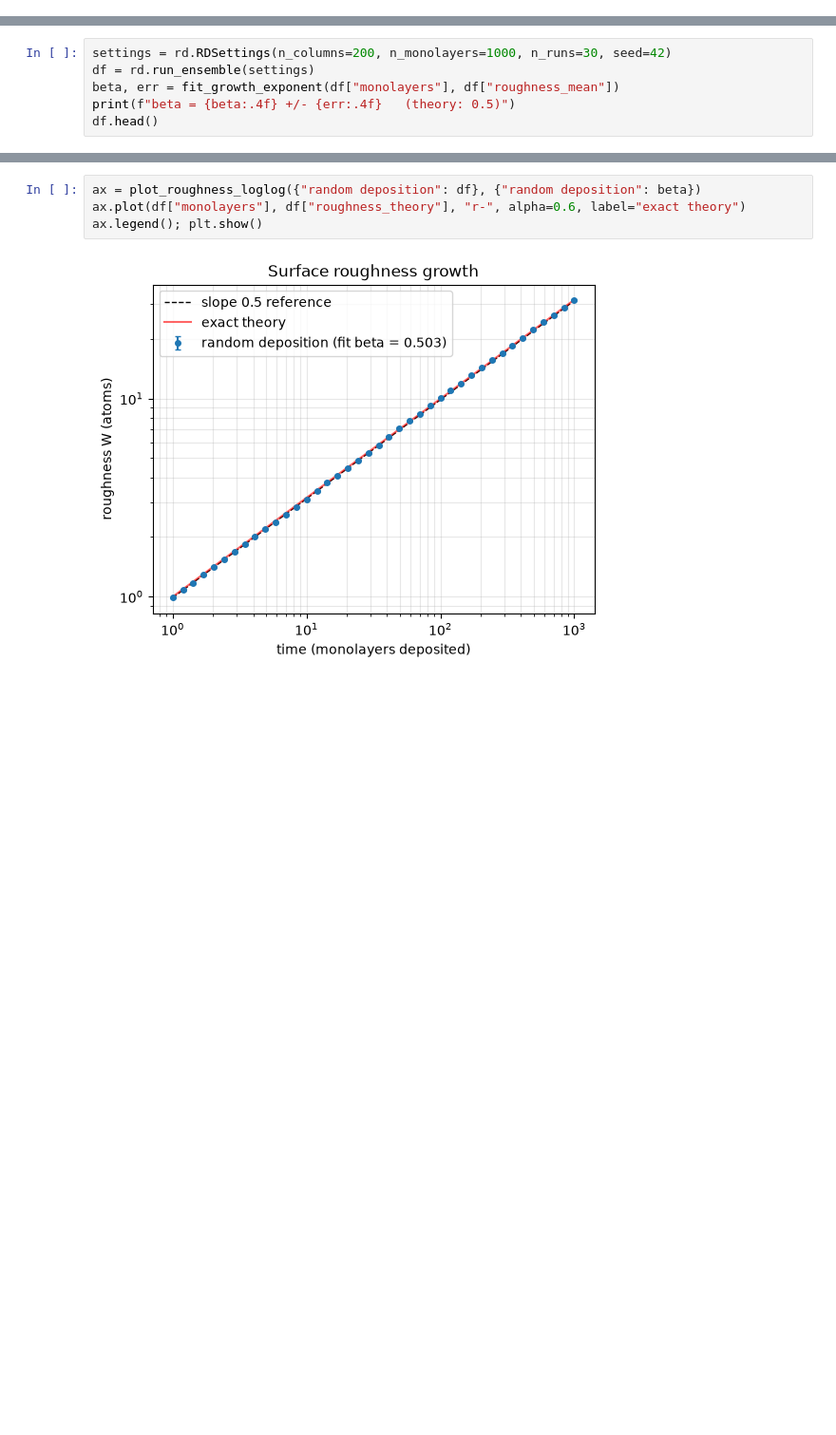
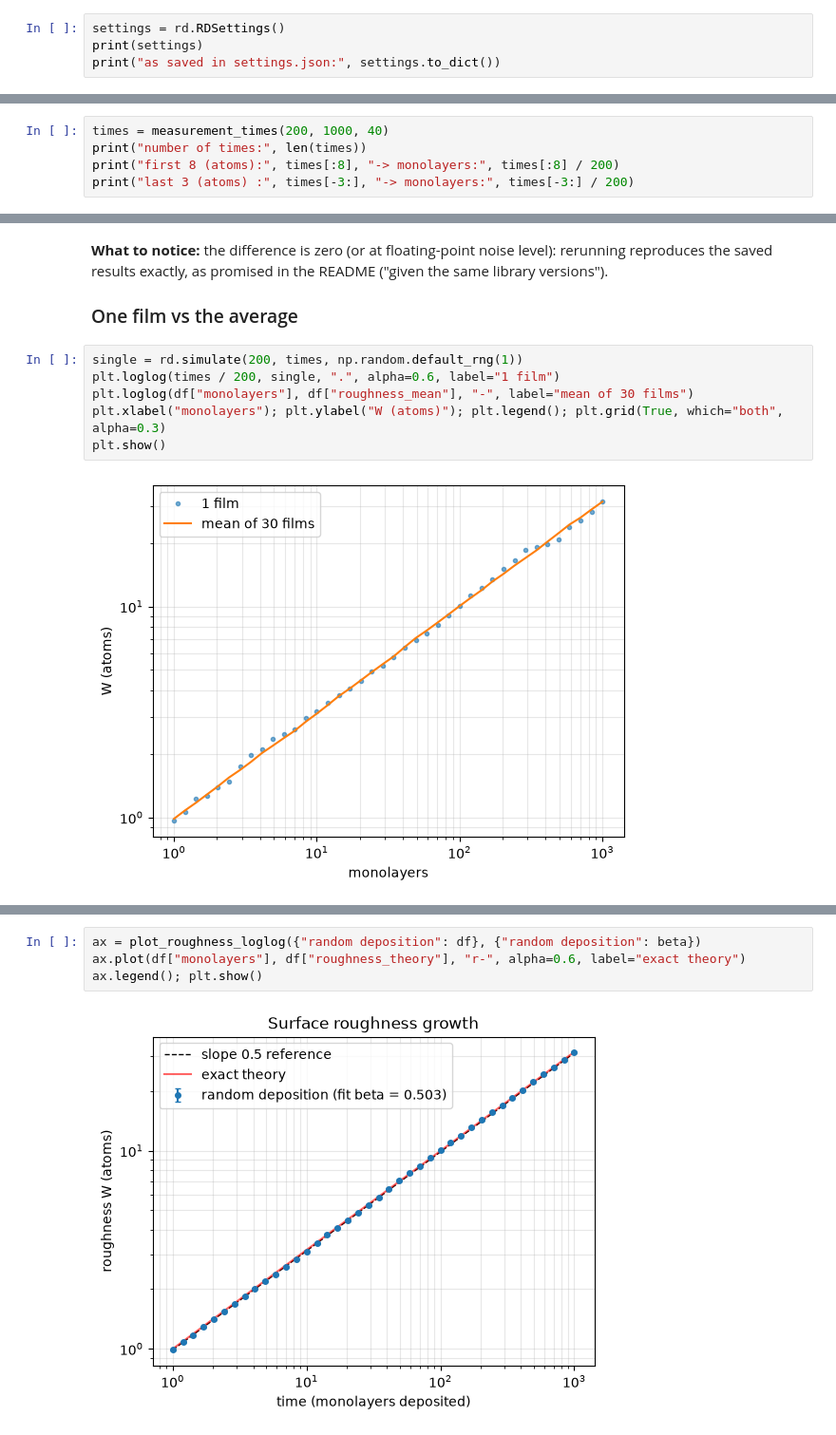
Before and after one commit to nhamhung/thin-film-growth, a Jupyter notebook: notebooks/01_random_deposition.ipynb, the cells around one changed output, grey strips where cells are left out. Shown at 95% size. Saved outputs shown, nothing was run; the diff lists cells and outputs as text; blank space fills up the shorter version.

```diff
--- a/notebooks/01_random_deposition.ipynb
+++ b/notebooks/01_random_deposition.ipynb
@@ -31,0 +264,4 @@ This uses `deposit_one`, the model's rule written out directly: pick a column an
+# %%
+settings = rd.RDSettings()
+print(settings)
+print("as saved in settings.json:", settings.to_dict())
@@ -45,6 +288,0 @@ The columns are uncorrelated: a tall column has no effect on its neighbours. Tha
-# %%
-settings = rd.RDSettings(n_columns=200, n_monolayers=1000, n_runs=30, seed=42)
-df = rd.run_ensemble(settings)
-beta, err = fit_growth_exponent(df["monolayers"], df["roughness_mean"])
-print(f"beta = {beta:.4f} +/- {err:.4f}   (theory: 0.5)")
-df.head()
@@ -58,0 +297,5 @@ beta = 0.5029 +/- 0.0005   (theory: 0.5)
+# %%
+times = measurement_times(200, 1000, 40)
+print("number of times:", len(times))
+print("first 8 (atoms):", times[:8], "-> monolayers:", times[:8] / 200)
+print("last 3 (atoms) :", times[-3:], "-> monolayers:", times[-3:] / 200)
@@ -58,0 +363,13 @@ beta = 0.5029 +/- 0.0005   (theory: 0.5)
+# %% [markdown]
+**What to notice:** the difference is zero (or at floating-point noise level): rerunning reproduces the saved results
+exactly, as promised in the README ("given the same library versions").
+
+### One film vs the average
+# %%
+single = rd.simulate(200, times, np.random.default_rng(1))
+plt.loglog(times / 200, single, ".", alpha=0.6, label="1 film")
+plt.loglog(df["monolayers"], df["roughness_mean"], "-", label="mean of 30 films")
+plt.xlabel("monolayers"); plt.ylabel("W (atoms)"); plt.legend(); plt.grid(True, which="both", alpha=0.3)
+plt.show()
+# %% [output]
+[figure, added]
```
Also changed, not shown: parts of 59 cells of this notebook, 19 other files.
